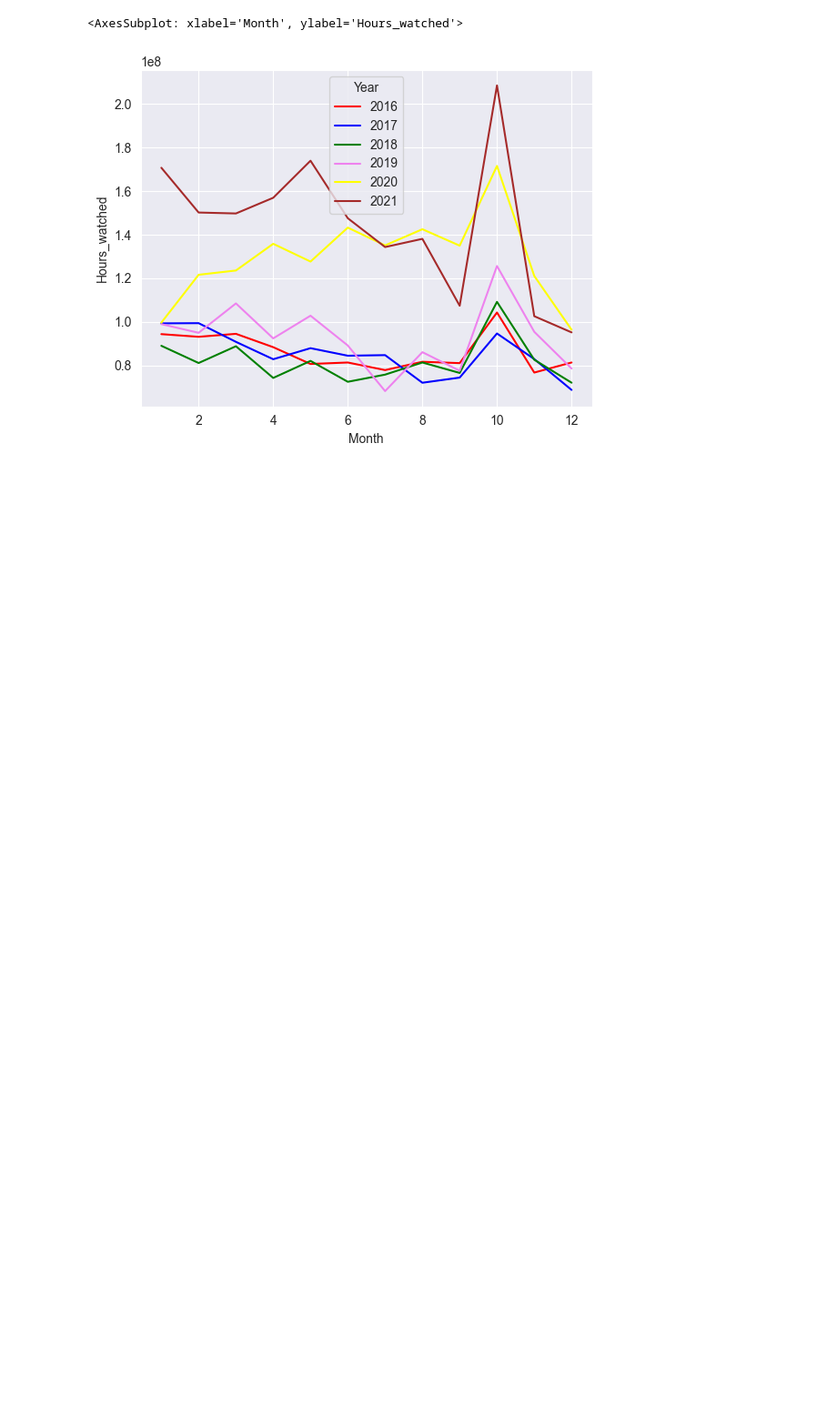
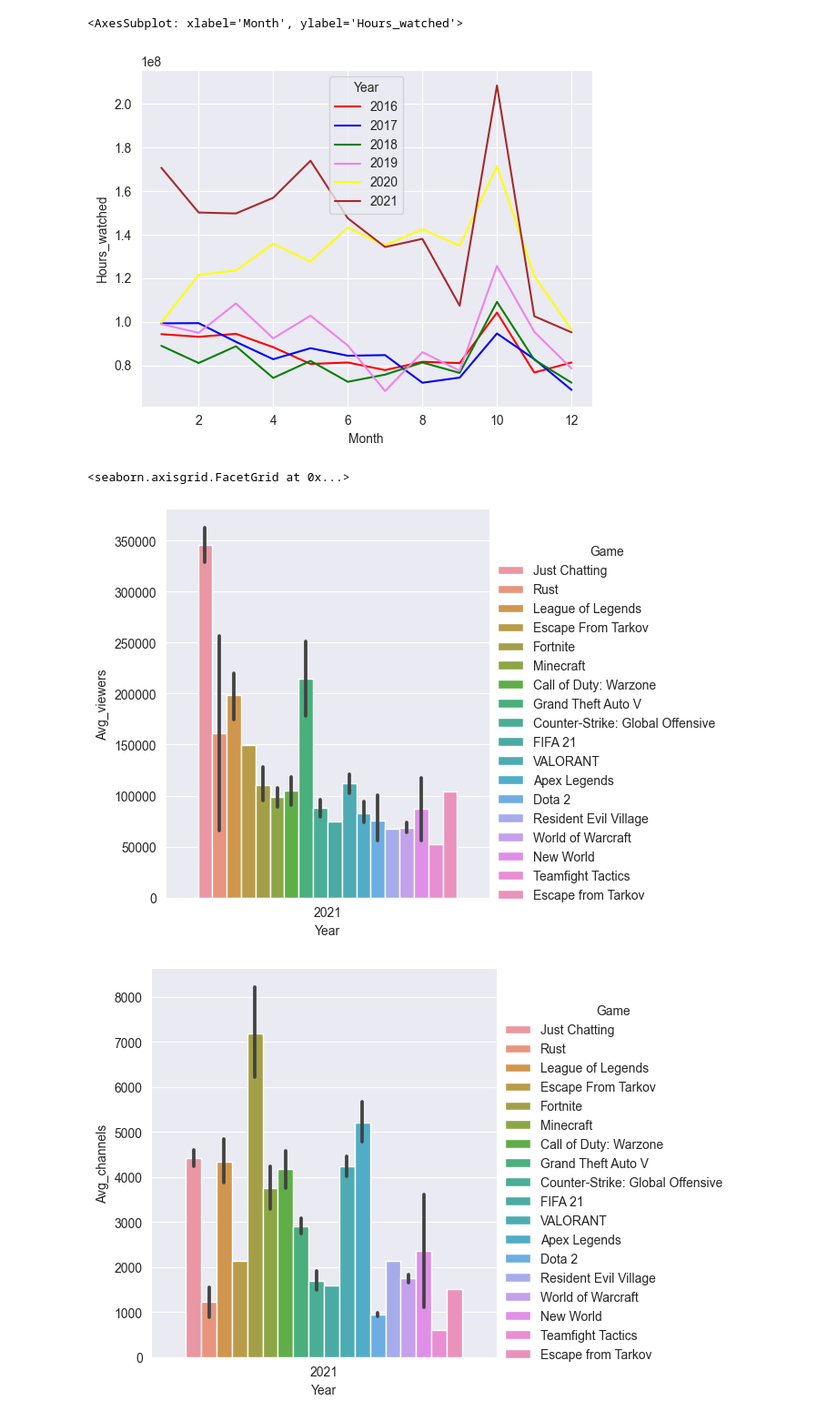
Before and after one commit to HrexD/DataAnalyse, a Jupyter notebook: Analyse.ipynb, the cells around one changed output. Shown at 91% size. Drawn from its saved outputs; the diff is of its cells as text; code cells hidden in the pictures; blank space fills up the shorter version.

```diff
--- a/Analyse.ipynb
+++ b/Analyse.ipynb
@@ -107,3 +107,11 @@ sb.lineplot(data=lol_2021, x='Month', y="Hours_watched", hue="Year", palette=['b
 # %% [output]
 <AxesSubplot: xlabel='Month', ylabel='Hours_watched'>
 [figure]
+# %%
+sb.catplot(data=df.query("Year==2021 and Rank <= 10"), x="Year", y='Avg_viewers', kind="bar", hue="Game"), sb.catplot(data=df.query("Year==2021 and Rank <= 10"), x="Year", y='Avg_channels', kind="bar", hue="Game")
+
+sb.catplot(data=df.query("Year==2021 and Rank <= 10"), x="Year", y='Hours_watched', kind="bar", hue="Game")
+# %% [output]
+<seaborn.axisgrid.FacetGrid at 0x...>
+[figure, added]
+[figure, added]
```
Also changed, not shown: parts of 3 cells of this notebook.
